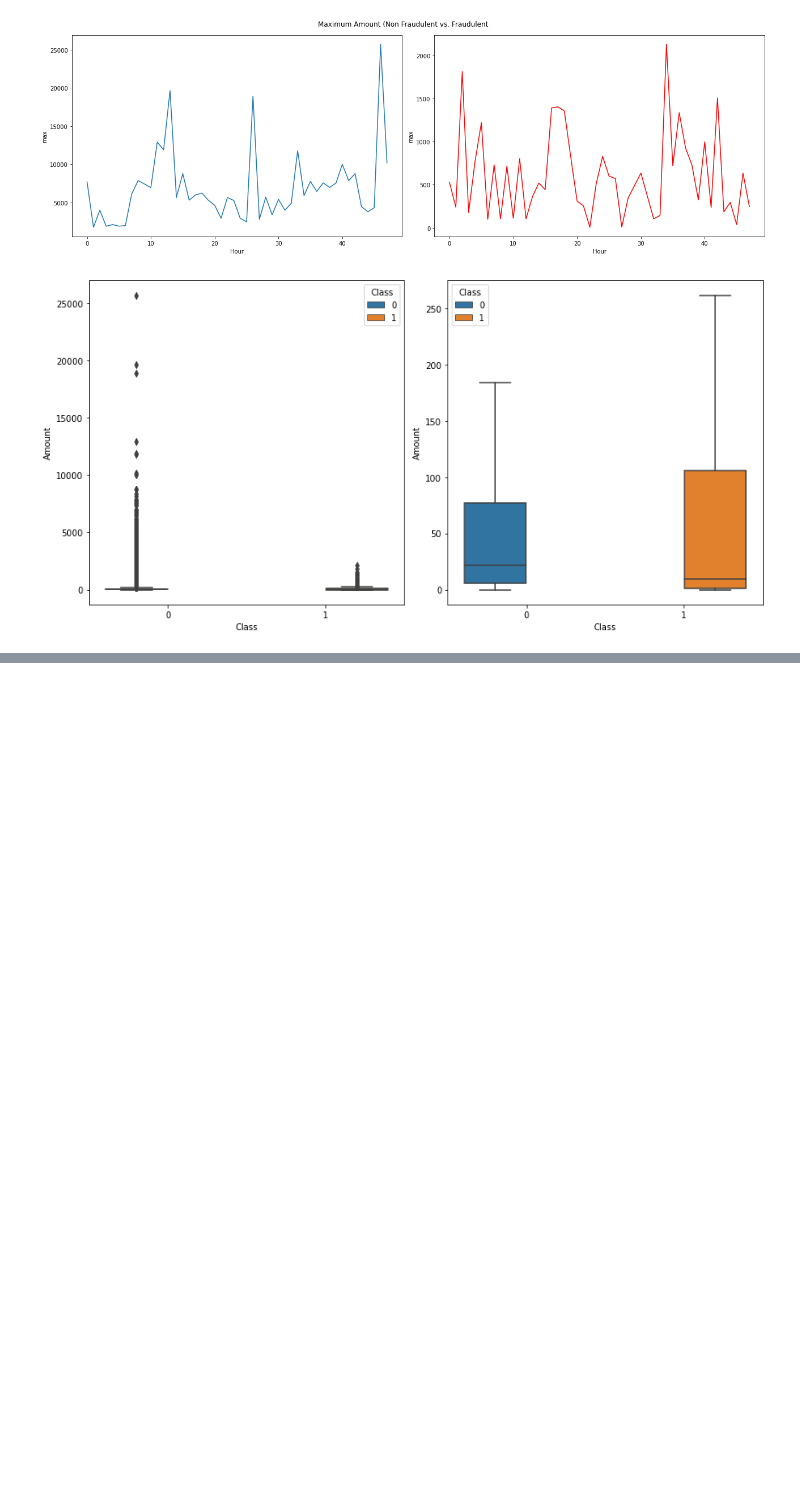
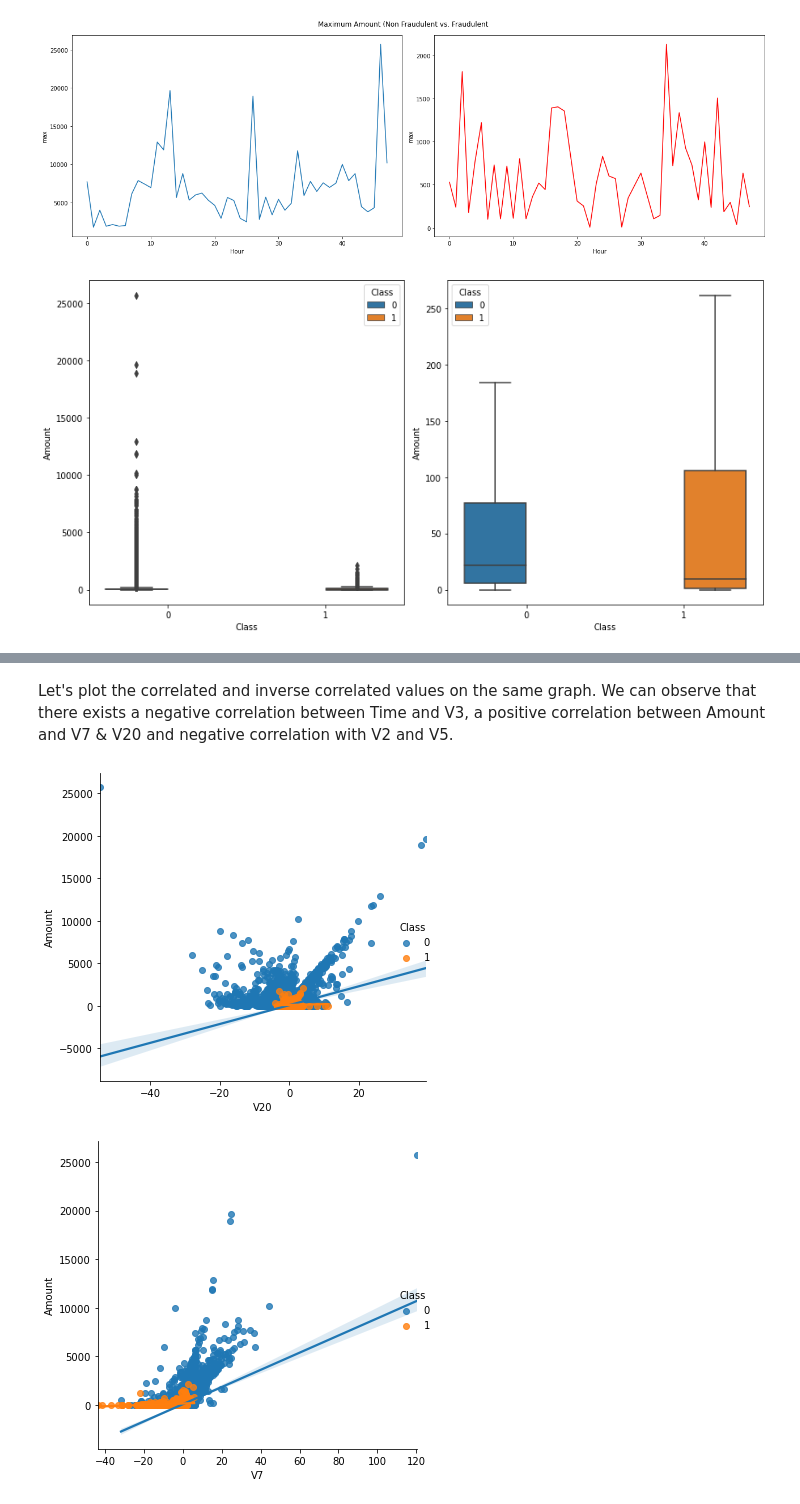
Before and after one commit to sneharth/Data-Science, a Jupyter notebook: Credit Card Fraud Detection/Credit Card Fraud Detection.ipynb, the cells around one changed output, grey strips where cells are left out. Saved outputs shown, nothing was run; the diff lists cells and outputs as text; code cells hidden in the pictures; blank space fills up the shorter version.

```diff
--- a/Credit Card Fraud Detection/Credit Card Fraud Detection.ipynb
+++ b/Credit Card Fraud Detection/Credit Card Fraud Detection.ipynb
@@ -171,0 +194,10 @@ plt.show ( )
+# %% [markdown]
+Let's plot the correlated and inverse correlated values on the same graph.
+We can observe that there exists a negative correlation between Time and V3, a positive correlation between Amount and V7 & V20 and negative correlation with V2 and V5.
+# %%
+s = sns.lmplot ( data = data , x = "V20" , y = "Amount" , hue = "Class" )
+s = sns.lmplot ( data = data , x = "V7" , y = "Amount" , hue = "Class" )
+plt.show ( )
+# %% [output]
+[figure, added]
+[figure, added]
```
Also changed, not shown: parts of 4 cells of this notebook.
